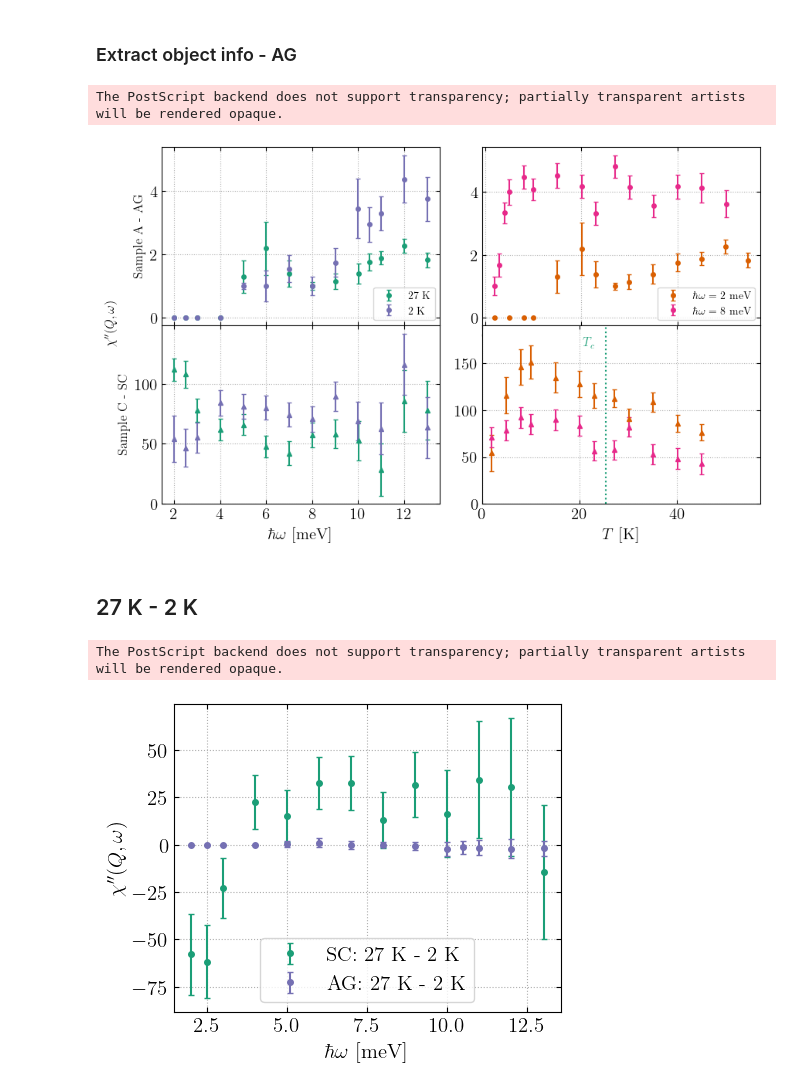
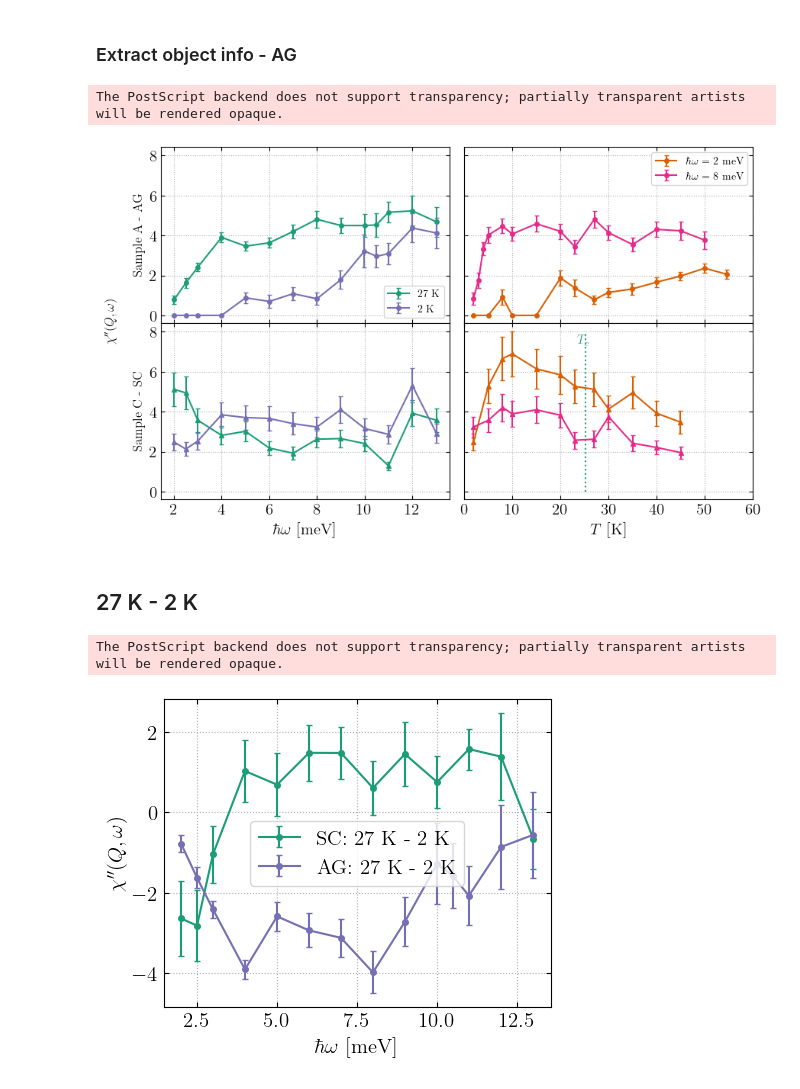
Before and after one commit to NBI-Magnetism-Group/NCCO_Analysis_Code_2026, a Jupyter notebook: DataAnalysis.ipynb, the cells around one changed output. Saved outputs shown, nothing was run; the diff lists cells and outputs as text; code cells hidden in the pictures.

```diff
--- a/DataAnalysis.ipynb
+++ b/DataAnalysis.ipynb
@@ -806,8 +806,8 @@ def model_const(x, a, C):
 
 ############################# Energy scan at 2 K #############################
 
-gauss_geuss = {'A': 5, 'mu':0.5, 'sigma':0.02, 'a': 0.001,'C':100}
-gauss_limits = {'A': (1, None), 'mu':(0.495, 0.505), 'sigma':(0.005,0.04)}
+gauss_geuss = {'A': 3, 'mu':0.5, 'sigma':0.02, 'a': 0.001,'C':100}
+gauss_limits = {'A': (0.5, None), 'mu':(0.49, 0.51), 'sigma':(0.01,0.03)}
 
 
 C_geuss = {'a': 0.001 ,'C':100}
@@ -819,6 +819,7 @@ for i in ag_q_2K:
     i.calc_SQ()
     i.calc_Chi()
     i.FindBestFit(model1=gauss_const,  model2=model_const, initial_guess1=gauss_geuss, initial_guess2=C_geuss, limits1=gauss_limits)
+    print(i.best_fit_obj.hesse())
 
 plot_fits(ag_q_2K)
 
@@ -901,3 +935,11 @@ print(ag_q_27K_8mev.best_fit_obj.values)
+# %%
+sc_p3_area_27K, sc_p3_area_err_27K = PointAmpToArea(sc_p3_scans_27K, mean_sigmas, mean_sigma_errs)
+
+sc_p3_area_2K, sc_p3_area_err_2K = PointAmpToArea(sc_p3_scans_2K, mean_sigmas, mean_sigma_errs)
+
+sc_p3_area_2meV, sc_p3_area_err_2meV = PointAmpToArea(sc_p3_scans_2meV, mean_sigmas, mean_sigma_errs)
+
+sc_p3_area_8meV, sc_p3_area_err_8meV = PointAmpToArea(sc_p3_scans_8meV, mean_sigmas, mean_sigma_errs)
 # %% [markdown]
 # Article plots
 # %% [markdown]
@@ -996,8 +1038,8 @@ TT_sc_p3_8mev = [obj.TT for obj in sc_p3_scans_8meV]
 # %% [markdown]
 ### Extract object info - AG
 # %%
-A_ag_27K = area_ag_2mev
-A_err_ag_27K =  area_err_ag_2mev
+A_ag_27K = area_ag_27K
+A_err_ag_27K =  area_err_ag_27K
 EN_ag_27K = [obj.EN for obj in ag_q_27K]
 
 A_ag_2K =  area_ag_2K
@@ -1012,75 +1054,75 @@ A_ag_8mev = area_ag_8mev
 A_err_ag_8mev = area_err_ag_8mev
 TT_ag_8mev = [obj.TT for obj in ag_q_8mev]
 # %%
-fig, ax = plt.subplots(2,2,figsize=(10,6))
-fig.subplots_adjust(hspace=0, wspace=0.15)
+fig, ax = plt.subplots(2,2,figsize=(10,6), sharey=True)
+fig.subplots_adjust(hspace=0, wspace=0.05)
 
 
-ax[0,0].errorbar(EN_ag_27K, A_ag_27K, capsize = 2, yerr = A_err_ag_27K, fmt = 'o', label = '27 K')
-ax[0,0].errorbar(EN_ag_2K, A_ag_2K, capsize = 2, yerr = A_err_ag_2K, fmt = 'o', label = '2 K')
+ax[0,0].errorbar(EN_ag_27K, A_ag_27K, capsize = 2, yerr = A_err_ag_27K, fmt = '-o', label = '27 K')
+ax[0,0].errorbar(EN_ag_2K, A_ag_2K, capsize = 2, yerr = A_err_ag_2K, fmt = '-o', label = '2 K')
 ax[0,0].grid(linestyle='dotted')
 ax[0,0].legend(fontsize=10, loc='lower right')
 ax[0,0].set_xticks([2, 4, 6, 8, 10, 12])
 #ax[0,0].set_yticks([0, 0.2, 0.4, 0.6, 0.8, 1.0])
 #ax[0,0].set_ylim(-0.1,1.0)
 
-ax[1,0].errorbar(EN_sc_p3_27K, amp_sc_p3_27K, capsize = 2, yerr = amp_err_sc_p3_27K, fmt = '^', label = '27 K')
-ax[1,0].errorbar(EN_sc_p3_2K, amp_sc_p3_2K, capsize = 2, yerr = amp_err_sc_p3_2K, fmt = '^', label = '2 K')
+ax[1,0].errorbar(EN_sc_p3_27K, sc_p3_area_27K, capsize = 2, yerr = sc_p3_area_err_27K, fmt = '-^', label = '27 K')
+ax[1,0].errorbar(EN_sc_p3_2K, sc_p3_area_2K, capsize = 2, yerr = sc_p3_area_err_2K, fmt = '-^', label = '2 K')
 ax[1,0].grid(linestyle='dotted')
 ax[1,0].set_xticks([2, 4, 6, 8, 10, 12])
 #ax[1,0].set_yticks([0, 0.2, 0.4, 0.6, 0.8, 1.0, 1.2, 1.4])
 #ax[1,0].set_ylim(-0.1,1.6)
 ax[0,0].set_xticklabels([])
 
 ax[0,0].set_ylabel('Sample A - AG', fontsize=12)
 ax[1,0].set_ylabel('Sample C - SC', fontsize=12)
 
 ax[1,0].set_xlabel('$\hbar \omega$ [meV]')
 fig.text(0.05, 0.5, '$\chi\'\'(Q, \omega)$', va='center', rotation='vertical', fontsize=12)
 
 #############################
 
 Tc = np.ones(1000)*25.3
 
-ax[0,1].errorbar(TT_ag_2mev, A_ag_2mev, capsize = 2, yerr = A_err_ag_2mev, fmt = 'o', label = '$\hbar \omega =$ 2 meV', color= '#d95f02')
-ax[0,1].errorbar(TT_ag_8mev, A_ag_8mev, capsize = 2, yerr = A_err_ag_8mev, fmt = 'o', label = '$\hbar \omega =$ 8 meV', color= '#e7298a')
+ax[0,1].errorbar(TT_ag_2mev, A_ag_2mev, capsize = 2, yerr = A_err_ag_2mev, fmt = '-o', label = '$\hbar \omega =$ 2 meV', color= '#d95f02')
+ax[0,1].errorbar(TT_ag_8mev, A_ag_8mev, capsize = 2, yerr = A_err_ag_8mev, fmt = '-o', label = '$\hbar \omega =$ 8 meV', color= '#e7298a')
 ax[0,1].grid(linestyle='dotted')
 ax[0,1].legend(fontsize=10)
 #ax[0,1].set_yticks([0, 0.25, 0.5, 0.75, 1.0, 1.25, 1.5, 1.75])
 #ax[0,1].set_ylim(-0.1, 1.9)
-#ax[0,1].set_xlim(0, 60)
-#ax[0,1].set_xticklabels([])
-ax[1,1].errorbar(TT_sc_p3_2mev, amp_sc_p3_2mev, capsize = 2, fmt ='^', yerr = amp_err_sc_p3_2mev, label = '2 meV', color= '#d95f02')
-ax[1,1].errorbar(TT_sc_p3_8mev, amp_sc_p3_8mev, capsize = 2, fmt ='^', yerr = amp_err_sc_p3_8mev, label = '8 meV', color= '#e7298a')
+ax[0,1].set_xlim(0, 60)
+ax[0,1].set_xticklabels([])
+ax[1,1].errorbar(TT_sc_p3_2mev, sc_p3_area_2meV, capsize = 2, fmt ='-^', yerr = sc_p3_area_err_2meV, label = '2 meV', color= '#d95f02')
+ax[1,1].errorbar(TT_sc_p3_8mev, sc_p3_area_8meV, capsize = 2, fmt ='-^', yerr = sc_p3_area_err_8meV, label = '8 meV', color= '#e7298a')
 ax[1,1].grid(linestyle='dotted')
-ax[1,1].plot(Tc, np.linspace(0, 200, 1000),linestyle='dotted')
-ax[1,1].set_xlim(0,57)
+ax[1,1].plot(Tc, np.linspace(0, 8, 1000),linestyle='dotted')
+ax[1,1].set_xlim(0,60)
 #ax[1,1].set_yticks([0.0, 0.25, 0.5, 0.75, 1.0, 1.25, 1.5, 1.75])
-ax[1,1].set_ylim(0, 190)
+#ax[1,1].set_ylim(0, 190)
 
 
 ax[1,1].set_xlabel('$T$ [K]')
 
 fig.text(0.67, 0.45, '$T_c$', fontsize=12, color='#1b9e77')
 
 plt.savefig('E_and_T_dependence.eps', format='eps',bbox_inches='tight')
 # %% [output]
 The PostScript backend does not support transparency; partially transparent artists will be rendered opaque.
-[figure, old version]
+[figure, new version]
 # %% [markdown]
 ## 27 K - 2 K
 # %%
 plt.figure(figsize=(5,4))
 
-amp_sc_p3_TT = np.asarray(amp_sc_p3_2K) - np.asarray(amp_sc_p3_27K)
-amp_err_sc_p3_TT = np.sqrt(np.asarray(amp_err_sc_p3_27K)**2 + np.asarray(amp_err_sc_p3_2K)**2)
+amp_sc_p3_TT = np.asarray(sc_p3_area_2K) - np.asarray(sc_p3_area_27K)
+amp_err_sc_p3_TT = np.sqrt(np.asarray(sc_p3_area_err_27K)**2 + np.asarray(sc_p3_area_err_2K)**2)
 
 
-A_ag_27K = np.asarray(A_ag_27K)
-A_ag_2K = np.asarray(A_ag_2K)
+ag_tt = np.asarray(A_ag_2K) - np.asarray(A_ag_27K)
+ag_tt_err = np.sqrt(np.asarray(A_err_ag_27K)**2 + np.asarray(A_err_ag_2K)**2)
 
-plt.errorbar(EN_sc_p3_27K, amp_sc_p3_TT, capsize = 2, fmt ='o', yerr = amp_err_sc_p3_TT, label = 'SC: 27 K - 2 K ')
-plt.errorbar(EN_ag_2K, A_ag_27K - A_ag_2K, capsize = 2, fmt ='o', yerr = np.sqrt(A_ag_27K**2 + A_ag_2K**2), label = 'AG: 27 K - 2 K ')
+plt.errorbar(EN_sc_p3_27K, amp_sc_p3_TT, capsize = 2, fmt ='-o', yerr = amp_err_sc_p3_TT, label = 'SC: 27 K - 2 K ')
+plt.errorbar(EN_ag_27K, ag_tt, capsize = 2, fmt ='-o', yerr = ag_tt_err, label = 'AG: 27 K - 2 K ')
 
 plt.ylabel('$\chi\'\'(Q, \omega)$')
 plt.xlabel('$\hbar \omega$ [meV]')
@@ -1092,4 +1134,4 @@ plt.legend()
 plt.savefig('T_difference.eps', format='eps',bbox_inches='tight')
 # %% [output]
 The PostScript backend does not support transparency; partially transparent artists will be rendered opaque.
-[figure, old version]
+[figure, new version]
```
Also changed, not shown: parts of 7 cells of this notebook, 5 other files.
